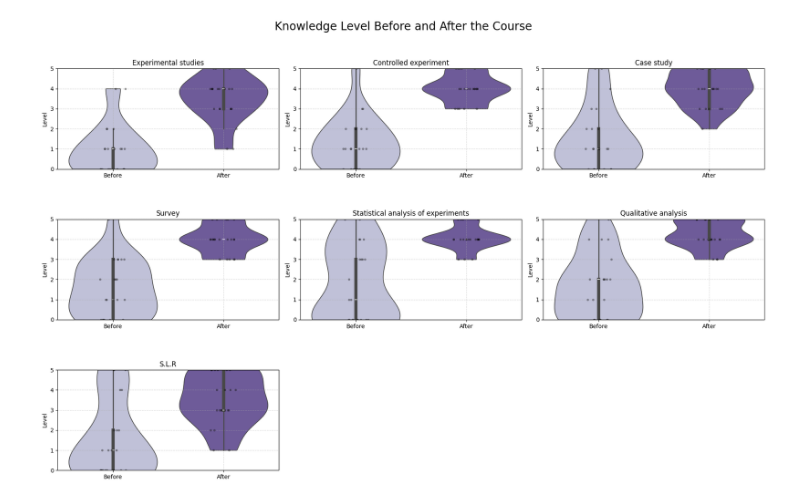
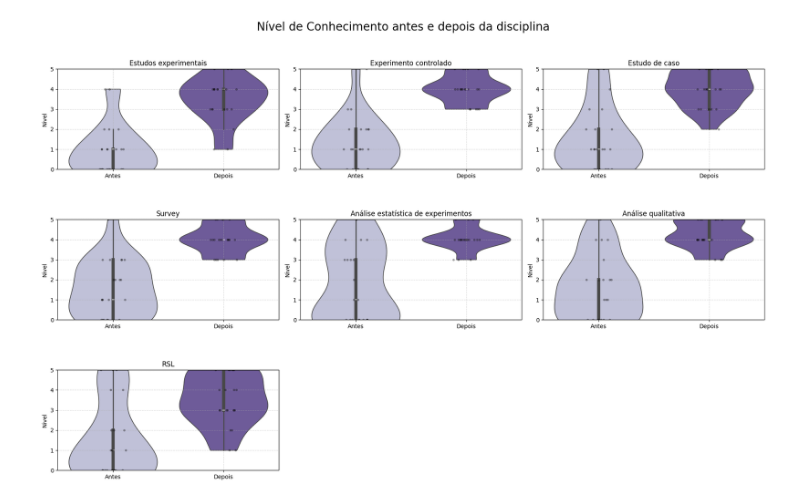
Before and after one commit to caiocezzarpng/ees-feedback, a Jupyter notebook: notebooks/boxplots.ipynb, the cells around one changed output. Drawn from its saved outputs; the diff is of its cells as text; code cells hidden in the pictures.

```diff
--- a/notebooks/boxplots.ipynb
+++ b/notebooks/boxplots.ipynb
@@ -59,52 +59,45 @@ methods = {
 # %%
-# Para melhorar a visualização e evitar excesso de outliers aparentes nos boxplots,
-# podemos não usar jitter no boxplot, e sim adicionar violinplots suavizando a distribuição,
-# e sobrepor stripplots com jitter leve apenas como reforço visual, sem afetar as estatísticas do boxplot.
-# O resultado é mais natural e menos poluído de "outliers falsos".
-
-import numpy as np
-
 fig, axes = plt.subplots(3, 3, figsize=(18, 12))
 axes = axes.flatten()
 
 for index, (metodo, (antes, depois)) in enumerate(methods.items()):
     dados_plot = pd.DataFrame({
-        'Knowledge': pd.concat([df[antes], df[depois]], ignore_index=True),
-        'Time': ['Before'] * len(df) + ['After'] * len(df)
+        'Conhecimento': pd.concat([df[antes], df[depois]], ignore_index=True),
+        'Tempo': ['Antes'] * len(df) + ['Depois'] * len(df)
     })
 
     # Violinplot traz visualização de densidade mais suave
     sns.violinplot(
-        x='Time', y='Knowledge', data=dados_plot,
-        palette=['#bcbddc','#6a51a3'], hue='Time', split=False, inner="box",
+        x='Tempo', y='Conhecimento', data=dados_plot,
+        palette=['#bcbddc','#6a51a3'], hue='Tempo', split=False, inner="box",
         ax=axes[index], dodge=False, cut=0
     )
 
     # Stripplot mostra pontos individuais com jitter leve (apenas visual)
     sns.stripplot(
-        x='Time', y='Knowledge', data=dados_plot,
+        x='Tempo', y='Conhecimento', data=dados_plot,
         color='k', size=4, jitter=0.12, ax=axes[index], dodge=False, alpha=0.36
     )
 
     # Ajustes visuais
     axes[index].set_title(f"{metodo.split('-')[-1].strip()}")
     axes[index].set_ylim(0, 5)
-    axes[index].set_ylabel('Level')
+    axes[index].set_ylabel('Nivel')
     axes[index].set_xlabel('')
     axes[index].grid(True, linestyle="--", alpha=0.5)
 
     # Ajustar legenda para não duplicar "Time" por conta do violinplot
     legend = axes[index].get_legend()
     if legend:
         handles, labels = axes[index].get_legend_handles_labels()
-        axes[index].legend(handles[:2], ['Before', 'After'], title='Time')
+        axes[index].legend(handles[:2], ['Antes', 'Depois'], title='Tempo')
 
 for j in range(len(methods), len(axes)):
     fig.delaxes(axes[j])
 
-fig.suptitle('Knowledge Level Before and After the Course', fontsize=20)
+fig.suptitle('Nível de Conhecimento antes e depois da disciplina', fontsize=20)
 plt.tight_layout(rect=[0, 0.03, 1, 0.95])
 plt.subplots_adjust(hspace=0.5)
 plt.show()
 # %% [output]
-[figure, old version]
+[figure, new version]
```
Also changed, not shown: parts of 3 cells of this notebook, 16 other files.
